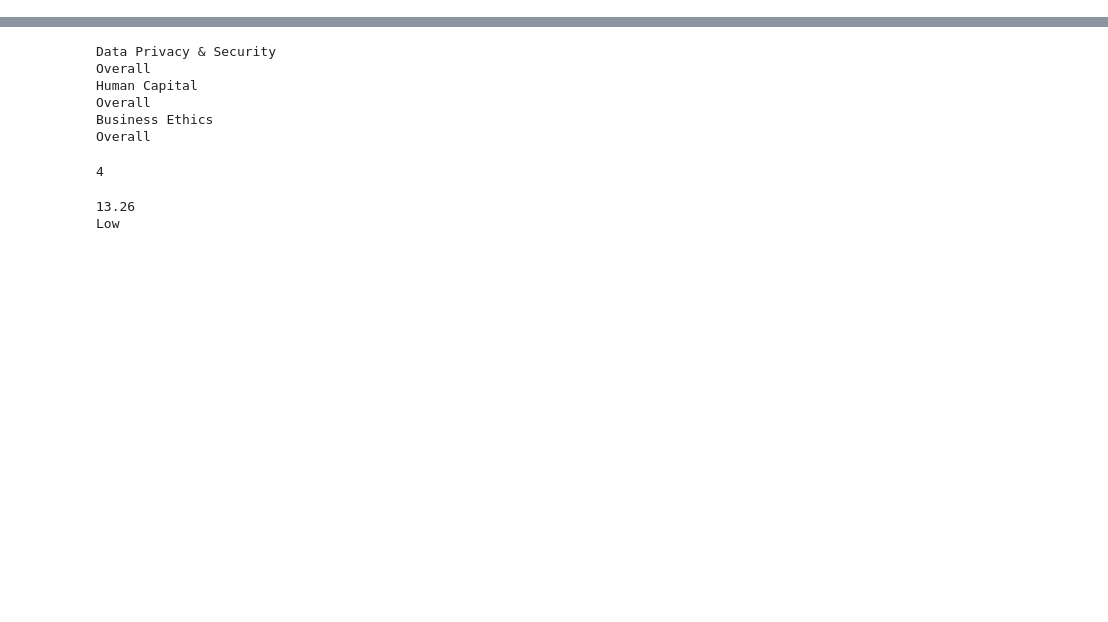
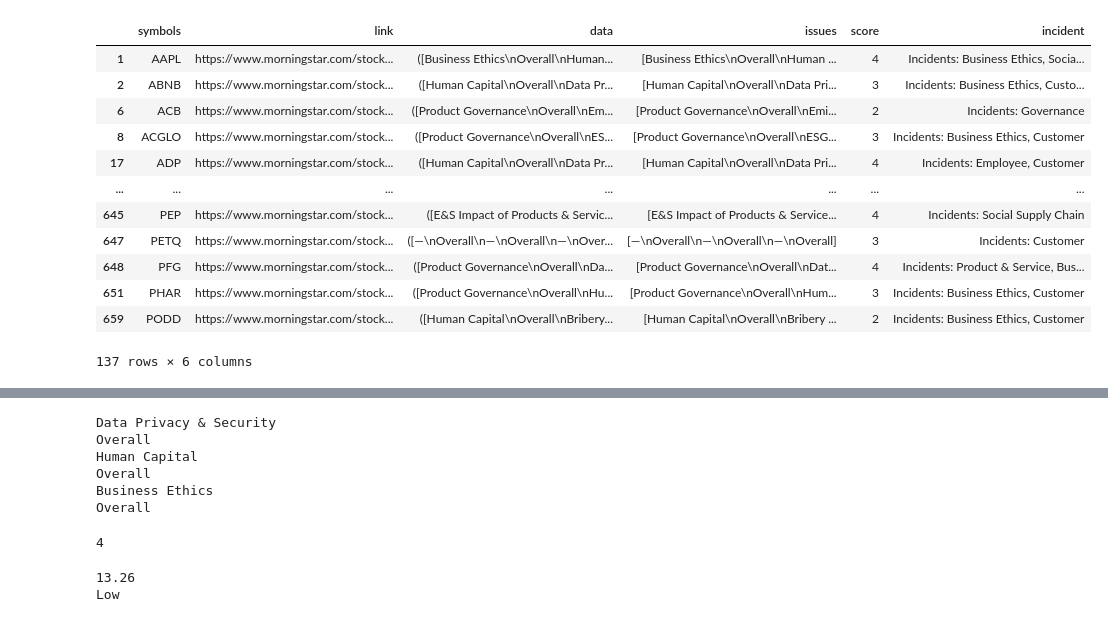
Before and after one commit to charanr0121/ugahacks7, a Jupyter notebook: api/yahoo_scraper/esg_scraping.ipynb, the cells around one changed output, grey strips where cells are left out. Cells and saved outputs as stored; diff of their text form; code cells hidden in the pictures; blank space fills up the shorter version.

```diff
--- a/api/yahoo_scraper/esg_scraping.ipynb
+++ b/api/yahoo_scraper/esg_scraping.ipynb
@@ -12,7 +12,10 @@ from selenium.webdriver.support.ui import Select
 from selenium.common.exceptions import NoSuchElementException
 # %%
 import glob
-done = glob.glob("stocks/*.csv")
-done = [item[7: item.find(".csv")] for item in done]
+path = "../../data/history/"
+symbols = glob.glob("../../data/history/*.csv")
+symbols = [item[item.find(path) + len(path) + 1: item.find(".csv")] for item in symbols]
+
+done = pd.read_csv("sustainability_backup.csv")["symbols"].to_list()
 print(done)
 # %% [output]
@@ -20,3 +22,0 @@ print(done)
-# %%
-stocks = pd.read_csv("nasdaq.csv")
-symbols = list(stocks.sort_values(by = "Market Cap", ascending = False)["Symbol"][:200])
@@ -29,3 +23,4 @@ https://www.morningstar.com/stocks/xnas/msft/sustainability
 # %%
 df = pd.DataFrame({"symbols": symbols})
 df["link"] = df.apply(lambda row: f"https://www.morningstar.com/stocks/xnas/{row.symbols}/sustainability", axis = 1)
+df = df[~df.symbols.isin(done)]
@@ -32,4 +83,35 @@ df["link"] = df.apply(lambda row: f"https://www.morningstar.com/stocks/xnas/{row
 # %%
-ser = Service("D:/ugahacks7/api/yahoo_scraper/chromedriver_win32/chromedriver.exe")
-driver = webdriver.Chrome(service = ser)
-driver.get(link)
+df = df[~(df.data == "")]
+data = df.iloc[1].data
+
+def parse_data(data, ret = "issues"):
+    issues = data[0]
+    score = data[1]
+    incidents = data[2]
+    if ret == "issues":
+        return issues
+
+    if ret == "score":
+        return score
+
+    if ret == "inc":
+        return incidents
+
+df["issues"] = df.apply(lambda row: parse_data(row.data), axis = 1)
+df["score"] = df.apply(lambda row: parse_data(row.data, ret = "score"), axis = 1)
+df["incident"] = df.apply(lambda row: parse_data(row.data, ret = "inc"), axis = 1)
+df
+# %% [output]
+|  | symbols | link | data | issues | score | incident |
+| 1 | AAPL | https://www.morningstar.com/stock... | ([Business Ethics\nOverall\nHuman... | [Business Ethics\nOverall\nHuman ... | 4 | Incidents: Business Ethics, Socia... |
+| 2 | ABNB | https://www.morningstar.com/stock... | ([Human Capital\nOverall\nData Pr... | [Human Capital\nOverall\nData Pri... | 3 | Incidents: Business Ethics, Custo... |
+| 6 | ACB | https://www.morningstar.com/stock... | ([Product Governance\nOverall\nEm... | [Product Governance\nOverall\nEmi... | 2 | Incidents: Governance |
+| 8 | ACGLO | https://www.morningstar.com/stock... | ([Product Governance\nOverall\nES... | [Product Governance\nOverall\nESG... | 3 | Incidents: Business Ethics, Customer |
+| 17 | ADP | https://www.morningstar.com/stock... | ([Human Capital\nOverall\nData Pr... | [Human Capital\nOverall\nData Pri... | 4 | Incidents: Employee, Customer |
+| ... | ... | ... | ... | ... | ... | ... |
+| 645 | PEP | https://www.morningstar.com/stock... | ([E&S Impact of Products & Servic... | [E&S Impact of Products & Service... | 4 | Incidents: Social Supply Chain |
+| 647 | PETQ | https://www.morningstar.com/stock... | ([—\nOverall\n—\nOverall\n—\nOver... | [—\nOverall\n—\nOverall\n—\nOverall] | 3 | Incidents: Customer |
+| 648 | PFG | https://www.morningstar.com/stock... | ([Product Governance\nOverall\nDa... | [Product Governance\nOverall\nDat... | 4 | Incidents: Product & Service, Bus... |
+| 651 | PHAR | https://www.morningstar.com/stock... | ([Product Governance\nOverall\nHu... | [Product Governance\nOverall\nHum... | 3 | Incidents: Business Ethics, Customer |
+| 659 | PODD | https://www.morningstar.com/stock... | ([Human Capital\nOverall\nBribery... | [Human Capital\nOverall\nBribery ... | 2 | Incidents: Business Ethics, Customer |
+137 rows × 6 columns
```
Also changed, not shown: parts of 5 cells of this notebook, 7 other files.
